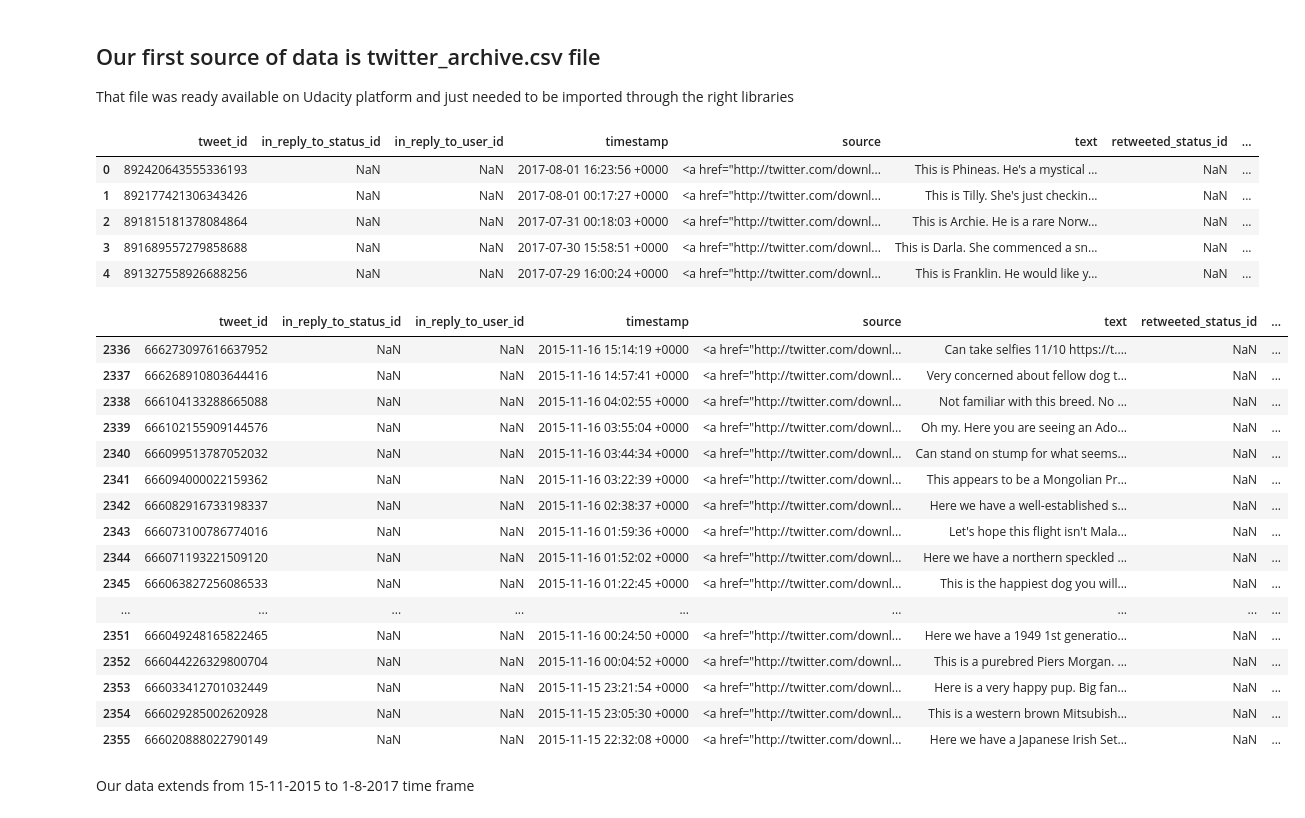
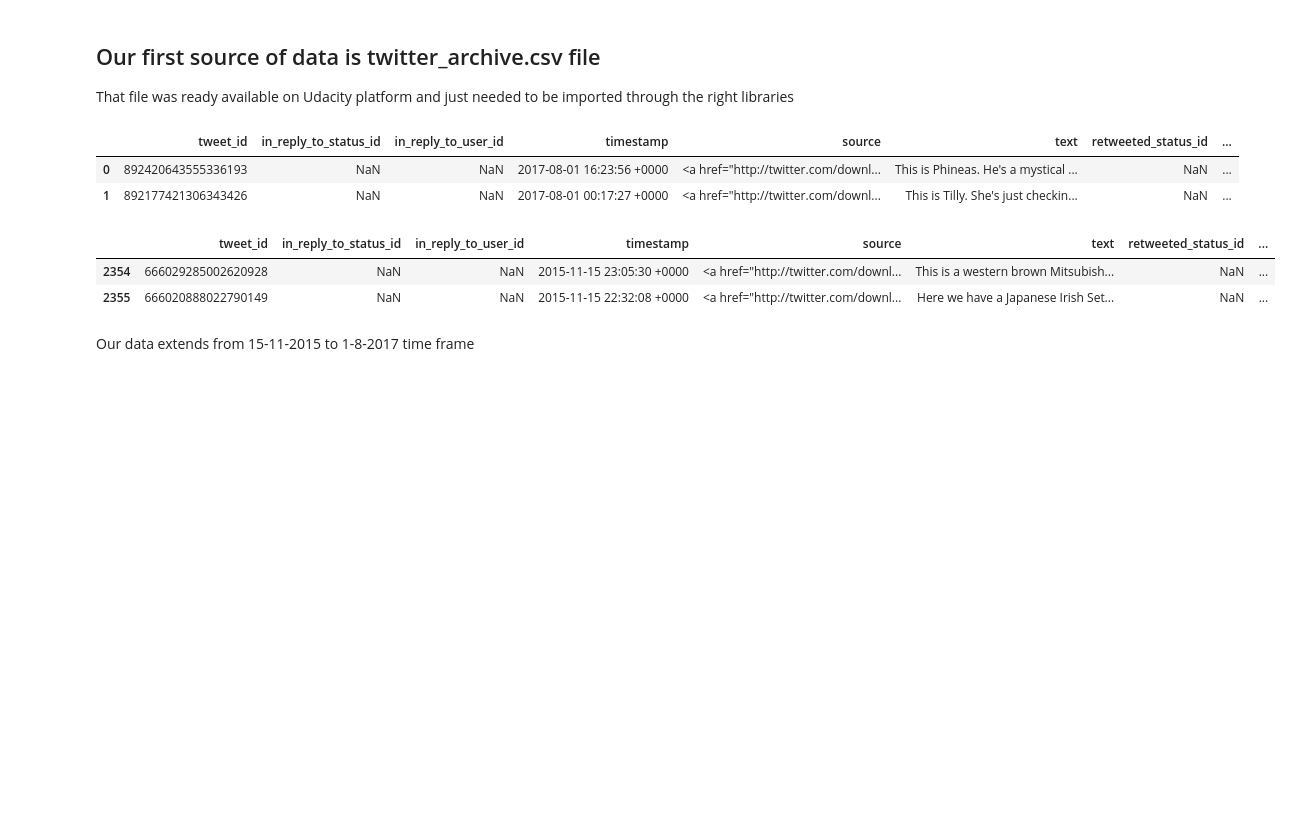
Before and after one commit to CherifArsanious/wrangle-and-analyze-data-project, a Jupyter notebook: wrangle_act.ipynb, the cells around one changed output. Drawn from its saved outputs; the diff is of its cells as text; code cells hidden in the pictures; blank space fills up the shorter version.

```diff
--- a/wrangle_act.ipynb
+++ b/wrangle_act.ipynb
@@ -43,32 +43,15 @@ Unpacking objects: 100% (23/23), done.
 That file was ready available on Udacity platform and just needed to be imported through the right libraries
 # %%
 twitter_archive=pd.read_csv('wrangle-and-analyze-data-project/twitter-archive-enhanced.csv')
-twitter_archive.head()
+twitter_archive.head(2)
 # %% [output]
 |  | tweet_id | in_reply_to_status_id | in_reply_to_user_id | timestamp | source | text | retweeted_status_id | ... |
 | 0 | 892420643555336193 | NaN | NaN | 2017-08-01 16:23:56 +0000 | <a href="http://twitter.com/downl... | This is Phineas. He's a mystical ... | NaN | ... |
 | 1 | 892177421306343426 | NaN | NaN | 2017-08-01 00:17:27 +0000 | <a href="http://twitter.com/downl... | This is Tilly. She's just checkin... | NaN | ... |
-| 2 | 891815181378084864 | NaN | NaN | 2017-07-31 00:18:03 +0000 | <a href="http://twitter.com/downl... | This is Archie. He is a rare Norw... | NaN | ... |
-| 3 | 891689557279858688 | NaN | NaN | 2017-07-30 15:58:51 +0000 | <a href="http://twitter.com/downl... | This is Darla. She commenced a sn... | NaN | ... |
-| 4 | 891327558926688256 | NaN | NaN | 2017-07-29 16:00:24 +0000 | <a href="http://twitter.com/downl... | This is Franklin. He would like y... | NaN | ... |
 # %%
-twitter_archive.tail(20)
+twitter_archive.tail(2)
 # %% [output]
 |  | tweet_id | in_reply_to_status_id | in_reply_to_user_id | timestamp | source | text | retweeted_status_id | ... |
-| 2336 | 666273097616637952 | NaN | NaN | 2015-11-16 15:14:19 +0000 | <a href="http://twitter.com/downl... | Can take selfies 11/10 https://t.... | NaN | ... |
-| 2337 | 666268910803644416 | NaN | NaN | 2015-11-16 14:57:41 +0000 | <a href="http://twitter.com/downl... | Very concerned about fellow dog t... | NaN | ... |
-| 2338 | 666104133288665088 | NaN | NaN | 2015-11-16 04:02:55 +0000 | <a href="http://twitter.com/downl... | Not familiar with this breed. No ... | NaN | ... |
-| 2339 | 666102155909144576 | NaN | NaN | 2015-11-16 03:55:04 +0000 | <a href="http://twitter.com/downl... | Oh my. Here you are seeing an Ado... | NaN | ... |
-| 2340 | 666099513787052032 | NaN | NaN | 2015-11-16 03:44:34 +0000 | <a href="http://twitter.com/downl... | Can stand on stump for what seems... | NaN | ... |
-| 2341 | 666094000022159362 | NaN | NaN | 2015-11-16 03:22:39 +0000 | <a href="http://twitter.com/downl... | This appears to be a Mongolian Pr... | NaN | ... |
-| 2342 | 666082916733198337 | NaN | NaN | 2015-11-16 02:38:37 +0000 | <a href="http://twitter.com/downl... | Here we have a well-established s... | NaN | ... |
-| 2343 | 666073100786774016 | NaN | NaN | 2015-11-16 01:59:36 +0000 | <a href="http://twitter.com/downl... | Let's hope this flight isn't Mala... | NaN | ... |
-| 2344 | 666071193221509120 | NaN | NaN | 2015-11-16 01:52:02 +0000 | <a href="http://twitter.com/downl... | Here we have a northern speckled ... | NaN | ... |
-| 2345 | 666063827256086533 | NaN | NaN | 2015-11-16 01:22:45 +0000 | <a href="http://twitter.com/downl... | This is the happiest dog you will... | NaN | ... |
-| ... | ... | ... | ... | ... | ... | ... | ... | ... |
-| 2351 | 666049248165822465 | NaN | NaN | 2015-11-16 00:24:50 +0000 | <a href="http://twitter.com/downl... | Here we have a 1949 1st generatio... | NaN | ... |
-| 2352 | 666044226329800704 | NaN | NaN | 2015-11-16 00:04:52 +0000 | <a href="http://twitter.com/downl... | This is a purebred Piers Morgan. ... | NaN | ... |
-| 2353 | 666033412701032449 | NaN | NaN | 2015-11-15 23:21:54 +0000 | <a href="http://twitter.com/downl... | Here is a very happy pup. Big fan... | NaN | ... |
 | 2354 | 666029285002620928 | NaN | NaN | 2015-11-15 23:05:30 +0000 | <a href="http://twitter.com/downl... | This is a western brown Mitsubish... | NaN | ... |
 | 2355 | 666020888022790149 | NaN | NaN | 2015-11-15 22:32:08 +0000 | <a href="http://twitter.com/downl... | Here we have a Japanese Irish Set... | NaN | ... |
 # %% [markdown]
```
Also changed, not shown: parts of 17 cells of this notebook.
